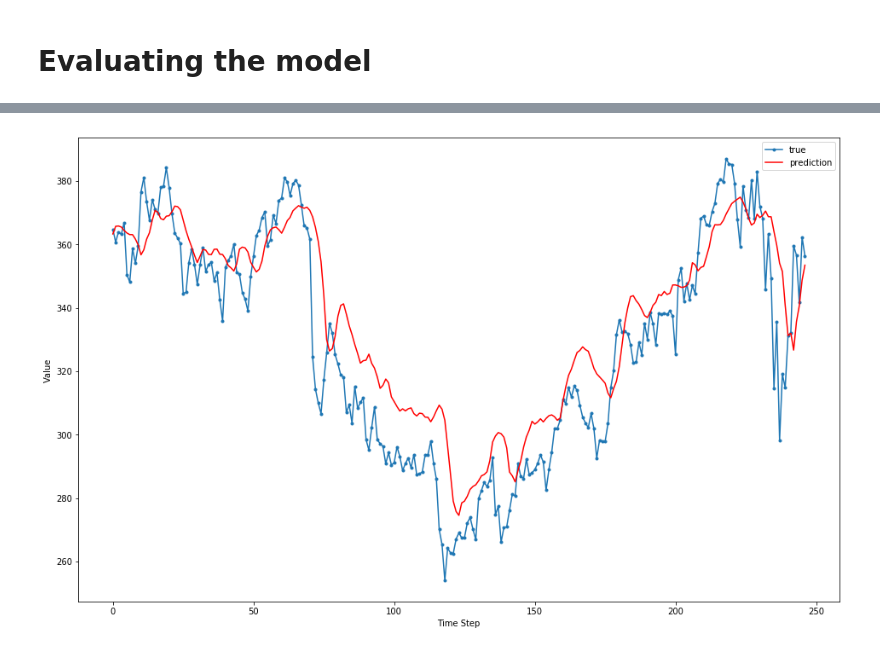
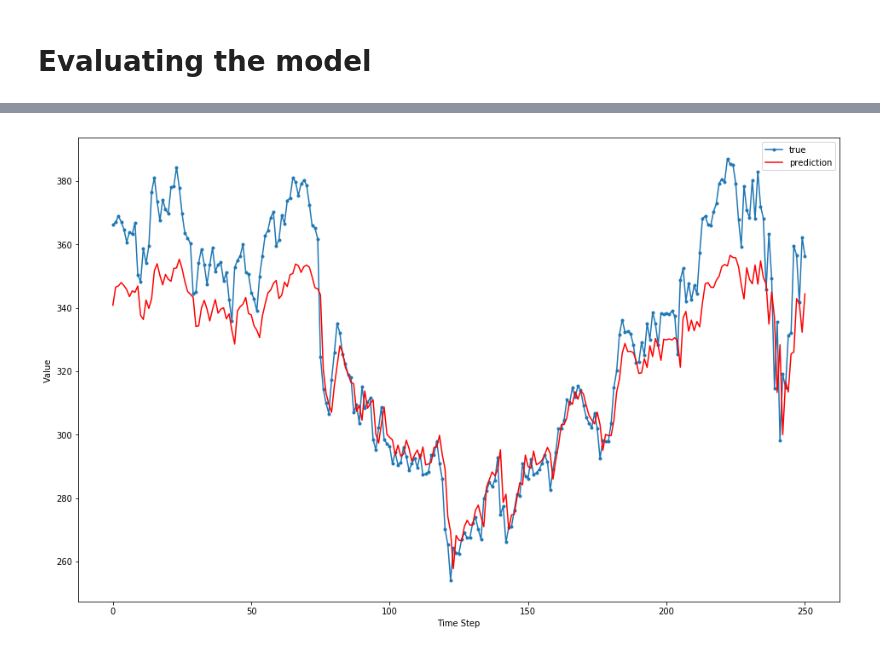
Before and after one commit to banluong/stock-prediction-rnn-web-app, a Jupyter notebook: rnn-stock-prediction.ipynb, the cells around one changed output, grey strips where cells are left out. Drawn from its saved outputs; the diff is of its cells as text; code cells hidden in the pictures.

Commit message:
improvements to model and visual functions

```diff
--- a/rnn-stock-prediction.ipynb
+++ b/rnn-stock-prediction.ipynb
@@ -152,7 +152,7 @@ def create_dataset(X, y, time_steps=1):
     return np.array(Xs), np.array(ys)
 # %%
 # (samples, time_steps, features)
-time_steps = 5
+time_steps = 1
 
 # reshape to [samples, time_steps, n_features]
 
@@ -190,19 +201,3 @@ model.compile(optimizer=Adam(0.001),loss='mean_squared_error')
-# %%
-# Build model with LSTM
-model = keras.Sequential()
-model.add(keras.layers.LSTM(
-  units=128,
-  input_shape=(X_train.shape[1], X_train.shape[2])
-))
-model.add(keras.layers.Dense(units=1))
-
-# Compile model
-# loss with MSE
-# Adam optimizer with 0.001 learning rate
-model.compile(
-  loss='mean_squared_error',
-  optimizer=keras.optimizers.Adam(0.001)
-)
 # %%
 model.summary()
 # %% [output]
@@ -226,8 +221,8 @@ _________________________________________________________________
 # %%
 history = model.fit(
     X_train, y_train,
-    epochs=30,
-    batch_size=16,
+    epochs=50,
+    batch_size=128,
     validation_split=0.1,
     verbose=1,
     shuffle=False
@@ -301,9 +283,14 @@ plt.show();
 # %%
-plt.plot(ytest_inv, marker='.', label="true")
-plt.plot(ypred_inv, 'r', label="prediction")
-plt.ylabel('Value')
-plt.xlabel('Time Step')
-plt.legend()
-plt.show();
+def compare_value_plot(y_inv, ytest_inv, ypred_inv):
+    plt.plot(ytest_inv, marker='.', label="true")
+    plt.plot(ypred_inv, 'r', label="prediction")
+    plt.ylabel('Value')
+    plt.xlabel('Time Step')
+    plt.legend()
+    plt.show()
+
+    return plt
+
+compare_value_plot(y_inv, ytest_inv, ypred_inv)
 # %% [output]
-[figure, old version]
+[figure, new version]
```
Also changed, not shown: parts of 13 cells of this notebook.
